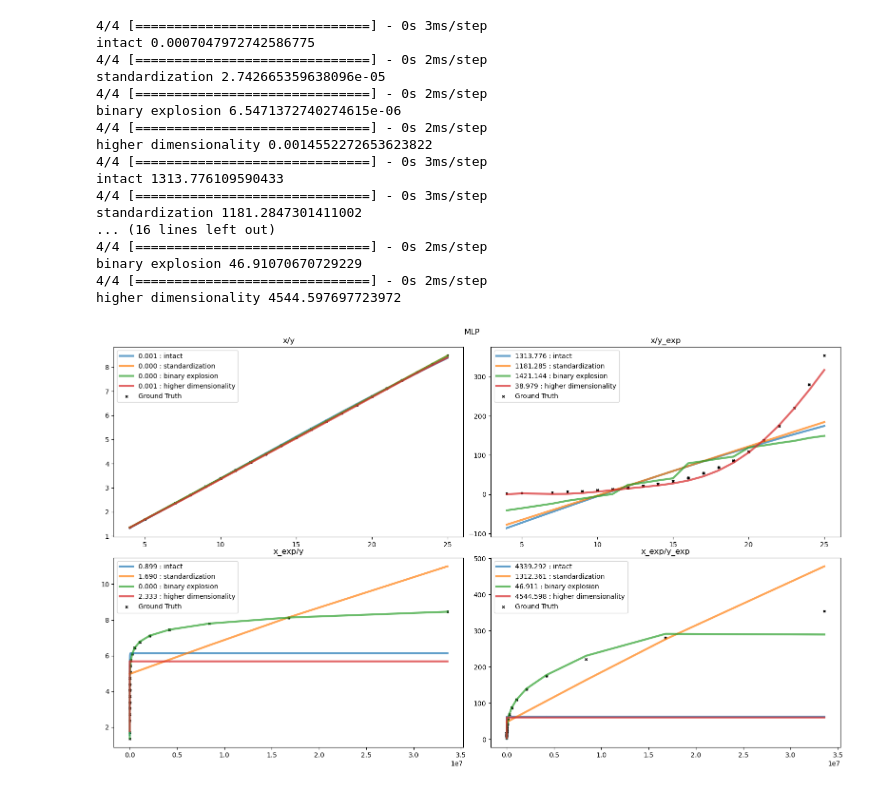
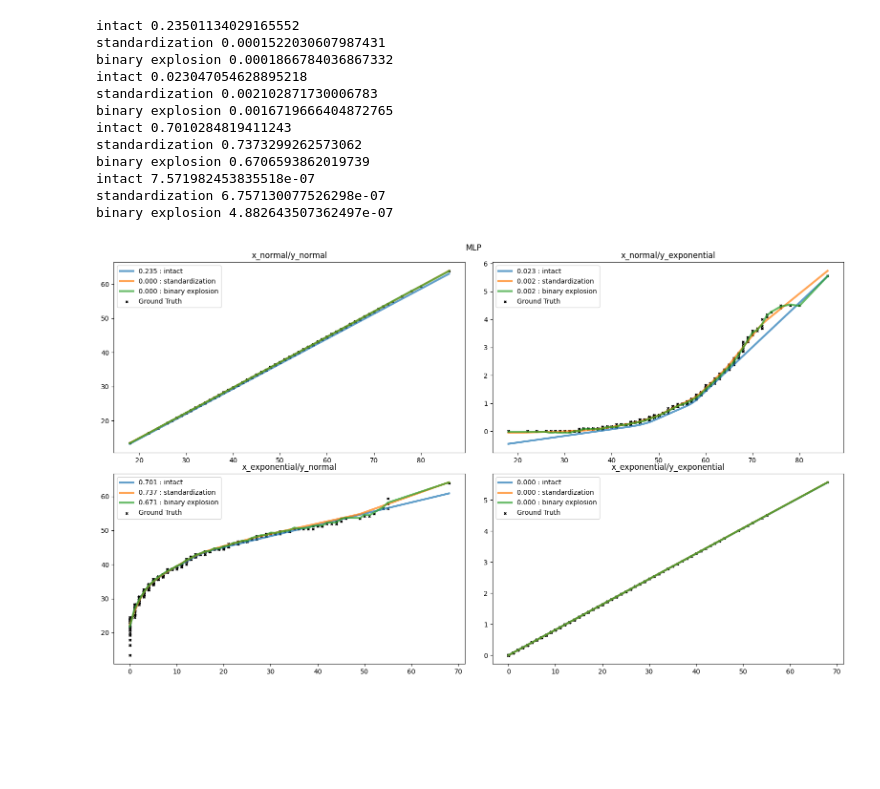
Before and after one commit to Nearpit/BaseEncoding, a Jupyter notebook: experiments.ipynb, the cells around one changed output. Saved outputs shown, nothing was run; the diff lists cells and outputs as text; code cells hidden in the pictures; blank space fills up the shorter version.

```diff
--- a/experiments.ipynb
+++ b/experiments.ipynb
@@ -28,10 +32,10 @@ y_log = np.log(y)
 # %%
 standard = lambda x:(x - x.mean())/x.std()
 # %%
-fig, ax = plt.subplots(2, 3, figsize=(16,10))
+fig, ax = plt.subplots(2, 2, figsize=(16,10))
 kwargs = {'bins': 20}
 
-for idx, name in enumerate( ['y', 'y_exp', 'y_log']):
+for idx, name in enumerate( ['y_normal', 'y_exponential']):
     for idy, standard_name in enumerate(['', 'standardized']):
         cur = eval(name)
         if standard_name:
@@ -48,8 +52,8 @@ plt.show()
 # %%
-fig, ax = plt.subplots(2, 3, figsize=(16,10))
+fig, ax = plt.subplots(2, 2, figsize=(16,10))
 kwargs = {'bins': 20}
 
-for idx, name in enumerate( ['x', 'x_exp', 'x_log']):
+for idx, name in enumerate( ['x_normal', 'x_exponential']):
     for idy, standard_name in enumerate(['', 'standardized']):
         cur = eval(name)
         if standard_name:
@@ -66,27 +70,32 @@ plt.show()
+# %%
+x_array = ['x_normal', 'x_exponential']
+y_array = ['y_normal', 'y_exponential']
 # %%
-fig, ax = plt.subplots(2, 2, figsize=(16, 9))
+transform_layer = IntegerBaseEncoder()
+
+
+fig, ax = plt.subplots(len(x_array), len(y_array), figsize=(16, 9))
 fig.tight_layout()
-transform_layer = IntegerBaseEncoder()
-x_array = ['x', 'x_exp']
-y_array = ['y', 'y_exp']
+
 tranformations = {'intact': lambda x: x,
                   'standardization': standard,
                   'binary explosion': lambda x: transform_layer(x).squeeze(1),
-                  'higher dimensionality': lambda x, n=20: np.power(x, np.arange(1, n))}
+                  'higher dimensionality': lambda x, n=5: np.power(x, np.arange(1, n))}
 baseline = LinearRegression
-# for idx, x_name in enumerate(['x', 'x_exp', 'x_log']):
-#     for idy, y_name in enumerate(['y', 'y_exp', 'y_log']):
+
 for idx, x_name in enumerate(x_array):
     for idy, y_name in enumerate(y_array):
         cur_x, cur_y = eval(x_name), eval(y_name)
 
         for name_transformation, func_transformation in tranformations.items():
             transformed_x = func_transformation(cur_x)
+
             model = baseline()
             model.fit(transformed_x, cur_y)
+
             y_hat = model.predict(transformed_x)
             score = model.score(transformed_x, cur_y)
-            ax[idx, idy].plot(cur_x, y_hat, '-', alpha=0.7, linewidth=3, label=f'{score:0.3f} : {name_transformation}')
+            ax[idx, idy].plot(cur_x, y_hat, '-', alpha=0.7, linewidth=2, label=f'{score:0.3f} : {name_transformation}')
 
 
         ax[idx, idy].scatter(cur_x, cur_y, c='black', marker='x', label=f'Ground Truth', s=10)
@@ -146,60 +160,51 @@ class MLP(keras.Model):
         x = self.out(x)
         return x
 # %%
-x_array = ['x', 'x_exp']
-y_array = ['y', 'y_exp']
-
-fig, ax = plt.subplots(2, 2, figsize=(16, 9))
+fig, ax = plt.subplots(len(x_array), len(y_array), figsize=(16, 9))
 fig.tight_layout()
 transform_layer = IntegerBaseEncoder()
-activation = activation=keras.activations.sigmoid
+activation = activation=keras.activations.relu
 tranformations = {'intact': lambda x: x,
                   'standardization': standard,
-                  'binary explosion': lambda x: transform_layer(x).squeeze(1),
-                  'higher dimensionality': lambda x, n=3: np.power(x, np.arange(1, n))}
+                  'binary explosion': lambda x: transform_layer(x).squeeze(1)}
 
 
 for idx, x_name in enumerate(x_array):
     for idy, y_name in enumerate(y_array):
         cur_x, cur_y = eval(x_name), eval(y_name)
 
 
         for name_transformation, func_transformation in tranformations.items():
             transformed_x = func_transformation(cur_x)
             try:
-                model = MLP(transformed_x.shape[1], 1, 512, depth=4, activation=activation)
+                model = MLP(transformed_x.shape[1], 1, 1024, depth=2, activation=activation)
                 model.compile(optimizer=keras.optimizers.Adam(learning_rate=1e-4), loss='mse')
-                model.fit(transformed_x, cur_y, epochs=500, verbose=0)
+                model.fit(transformed_x, cur_y, epochs=300, verbose=0)
                 y_hat = model.predict(transformed_x)
                 score = mse(y_hat, cur_y)
                 print(name_transformation, score)
                 ax[idx, idy].plot(cur_x, y_hat, '-', alpha=0.7, linewidth=3, label=f'{score:0.3f} : {name_transformation}')
             except:
                 print(name_transformation, 'NANS')
 
 
         ax[idx, idy].scatter(cur_x, cur_y, c='black', marker='x', label=f'Ground Truth', s=10)
 
         ax[idx, idy].set_title(f'{x_name}/{y_name}')
         ax[idx, idy].legend()
 plt.suptitle('MLP', y=1.02)
 plt.show()
 # %% [output]
-4/4 [==============================] - 0s 3ms/step
-intact 0.0007047972742586775
-4/4 [==============================] - 0s 2ms/step
-standardization 2.742665359638096e-05
-4/4 [==============================] - 0s 2ms/step
-binary explosion 6.5471372740274615e-06
-4/4 [==============================] - 0s 2ms/step
-higher dimensionality 0.0014552272653623822
-4/4 [==============================] - 0s 3ms/step
-intact 1313.776109590433
-4/4 [==============================] - 0s 3ms/step
-standardization 1181.2847301411002
-... (16 lines left out)
-4/4 [==============================] - 0s 2ms/step
-binary explosion 46.91070670729229
-4/4 [==============================] - 0s 2ms/step
-higher dimensionality 4544.597697723972
+intact 0.23501134029165552
+standardization 0.0001522030607987431
+binary explosion 0.0001866784036867332
+intact 0.023047054628895218
+standardization 0.002102871730006783
+binary explosion 0.0016719666404872765
+intact 0.7010284819411243
+standardization 0.7373299262573062
+binary explosion 0.6706593862019739
+intact 7.571982453835518e-07
+standardization 6.757130077526298e-07
+binary explosion 4.882643507362497e-07
-[figure, old version]
+[figure, new version]
```
Also changed, not shown: parts of 7 cells of this notebook, 2 other files.
